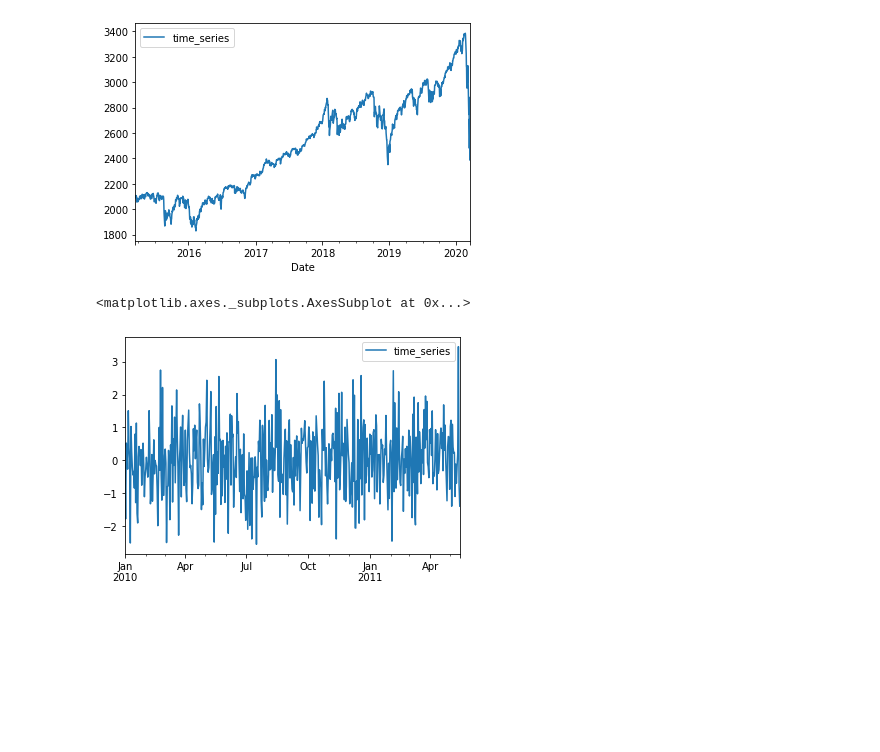
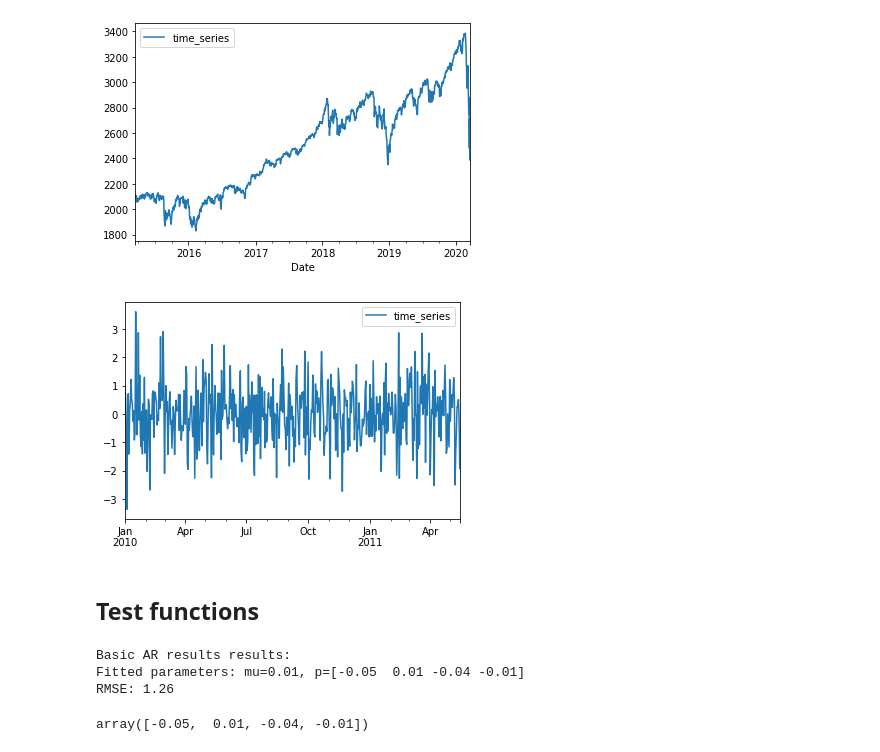
Before and after one commit to Sburyachenko/giotto-time, a Jupyter notebook: examples/arima-tests.ipynb, the cells around one changed output. Saved outputs shown, nothing was run; the diff lists cells and outputs as text; code cells hidden in the pictures; blank space fills up the shorter version.

```diff
--- a/examples/arima-tests.ipynb
+++ b/examples/arima-tests.ipynb
@@ -28,15 +28,13 @@ df_real.plot();
 # %%
 df_white = pd.DataFrame(np.random.standard_normal(500))
 time_series_preparation = TimeSeriesPreparation(start='01-01-2010', freq='1D')
 df_white = time_series_preparation.transform(df_white)
 
-df_white_train_giotto = df_white.iloc[:500]
-df_white_train = df_white.iloc[:400]
-df_white_test = df_white.iloc[400:500]
-df_white_train_giotto.plot()
+df_white.plot();
 # %% [output]
-<matplotlib.axes._subplots.AxesSubplot at 0x...>
-[figure, old version]
+[figure, new version]
+# %% [markdown]
+## Test functions
 # %%
 def train_test_plot(df_train, df_test, df_pred, train_error, test_error):
     fig, ax = plt.subplots(1, 3, figsize=(15, 5))
@@ -45,4 +43,24 @@ def train_test_plot(df_train, df_test, df_pred, train_error, test_error):
     df_pred.plot(ax=ax[0])
     ax[1].hist(train_error)
     ax[2].hist(test_error)
+# %%
+def run_giotto_ar(df, test_size, p):
+    model = AR(horizon=test_size, p=p)
+    df_train = df
+    df_test = df.iloc[-test_size:]
+    model = model.fit(df_train)
+    pred_g = model.predict()
+    y_pred = pd.DataFrame(pred_g.values[0], index=df_test.index, columns=['time_series'])
+    print('Basic AR results results:')
+    print(f'Fitted parameters: mu={model.model.estimators_[0].intercept_:.2f}, p={model.model.estimators_[0].coef_}')
+    print(f'RMSE: {mean_squared_error(y_pred, df_test.values):.2f}\n')
+    return model.model.estimators_[0].coef_
+
+mar = run_giotto_ar(df_white, 100, 4)
+mar
+# %% [output]
+Basic AR results results:
+Fitted parameters: mu=0.01, p=[-0.05  0.01 -0.04 -0.01]
+RMSE: 1.26
+array([-0.05,  0.01, -0.04, -0.01])
 # %%
```
Also changed, not shown: parts of 34 cells of this notebook.
